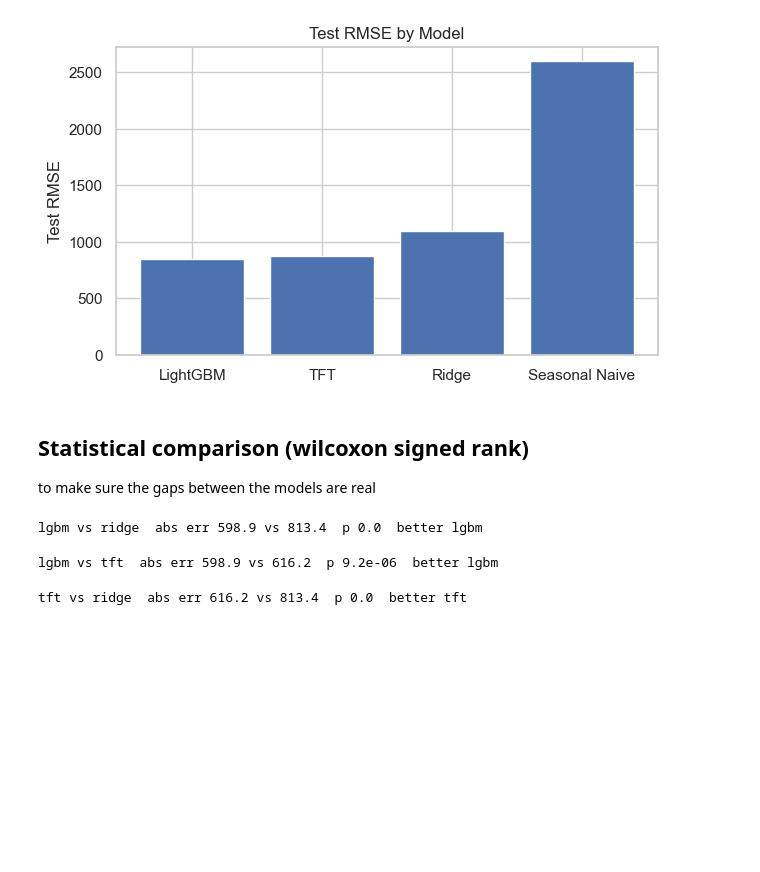
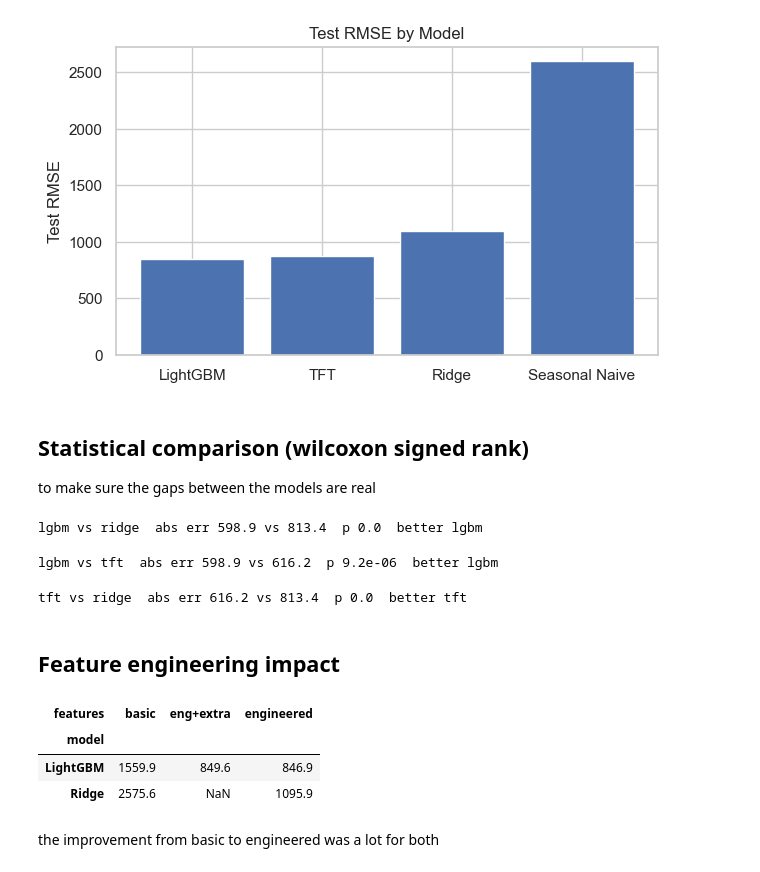
Before and after one commit to sam-ensafi/retail-sales-forecasting-rossmann, a Jupyter notebook: notebooks/results.ipynb, the cells around one changed output. Saved outputs shown, nothing was run; the diff lists cells and outputs as text; code cells hidden in the pictures; blank space fills up the shorter version.

Commit message:
feature engineering impact

```diff
--- a/notebooks/results.ipynb
+++ b/notebooks/results.ipynb
@@ -142,3 +142,16 @@ else:
 print("tft vs ridge", " abs err", round(tft_err.mean(),1), 'vs', round(ridge_err.mean(), 1), ' p',round(p,8), " better",better)
 # %% [output]
 tft vs ridge  abs err 616.2 vs 813.4  p 0.0  better tft
+# %% [markdown]
+## Feature engineering impact
+# %%
+# test rmse for each feature set for ridge and lightgbm
+fe = metrics[(metrics.split=='test') & (metrics.model.isin(["Ridge","LightGBM"]))]
+fe.pivot(index='model',columns="features", values = "RMSE")
+# %% [output]
+| features | basic | eng+extra | engineered |
+| model |  |  |  |
+| LightGBM | 1559.9 | 849.6 | 846.9 |
+| Ridge | 2575.6 | NaN | 1095.9 |
+# %% [markdown]
+the improvement from basic to engineered was a lot for both
```
